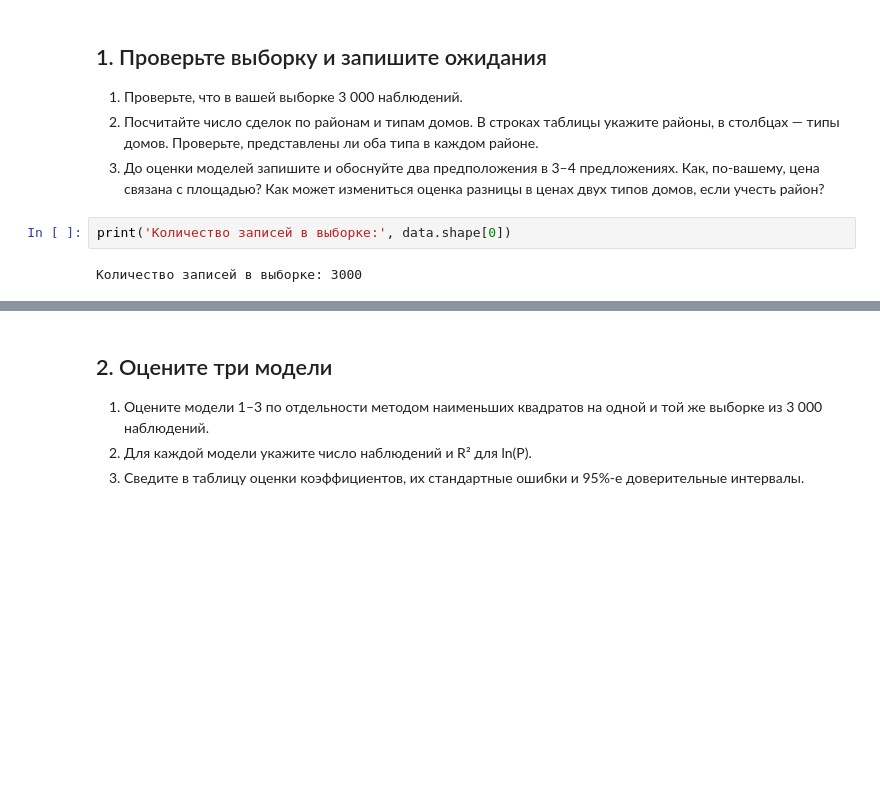
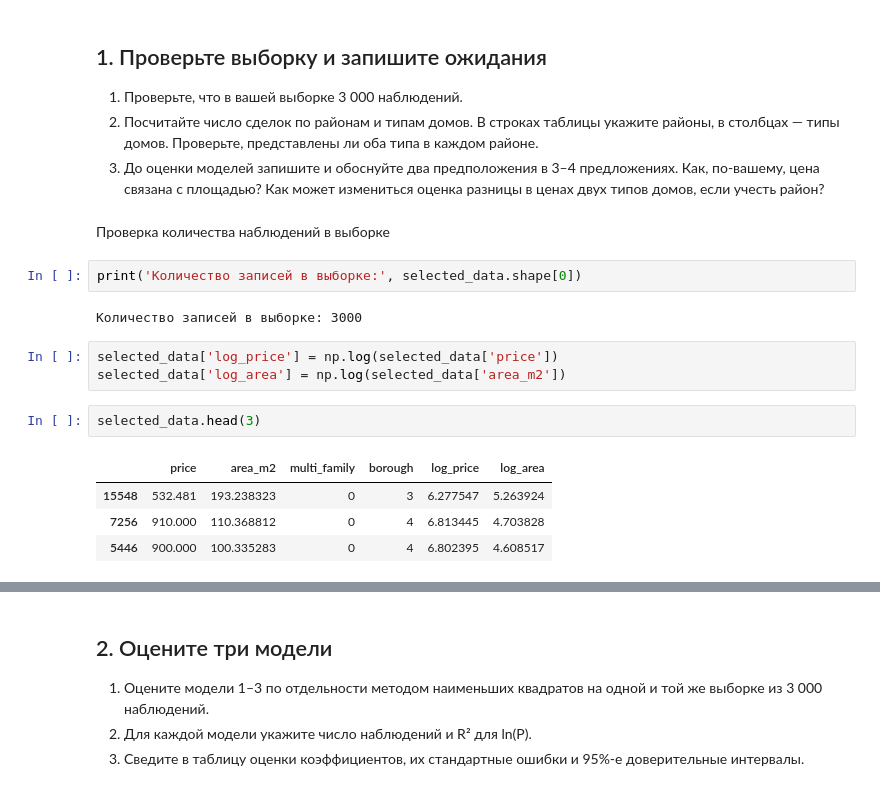
Before and after one commit to Lancet03/Econometrics_homework_1, a Jupyter notebook: ДЗ_01.ipynb, the cells around one changed output, grey strips where cells are left out. Cells and saved outputs as stored; diff of their text form; blank space fills up the shorter version.

```diff
--- a/ДЗ_01.ipynb
+++ b/ДЗ_01.ipynb
@@ -105,7 +133,19 @@ $$
 1. Проверьте, что в вашей выборке 3 000 наблюдений.
 2. Посчитайте число сделок по районам и типам домов. В строках таблицы укажите районы, в столбцах — типы домов. Проверьте, представлены ли оба типа в каждом районе.
 3. До оценки моделей запишите и обоснуйте два предположения в 3–4 предложениях. Как, по-вашему, цена связана с площадью? Как может измениться оценка разницы в ценах двух типов домов, если учесть район?
+# %% [markdown]
+Проверка количества наблюдений в выборке
 # %%
-print('Количество записей в выборке:', data.shape[0])
+print('Количество записей в выборке:', selected_data.shape[0])
 # %% [output]
 Количество записей в выборке: 3000
+# %%
+selected_data['log_price'] = np.log(selected_data['price'])
+selected_data['log_area'] = np.log(selected_data['area_m2'])
+# %%
+selected_data.head(3)
+# %% [output]
+|  | price | area_m2 | multi_family | borough | log_price | log_area |
+| 15548 | 532.481 | 193.238323 | 0 | 3 | 6.277547 | 5.263924 |
+| 7256 | 910.000 | 110.368812 | 0 | 4 | 6.813445 | 4.703828 |
+| 5446 | 900.000 | 100.335283 | 0 | 4 | 6.802395 | 4.608517 |
```
Also changed, not shown: parts of 15 cells of this notebook, 1 other file.
